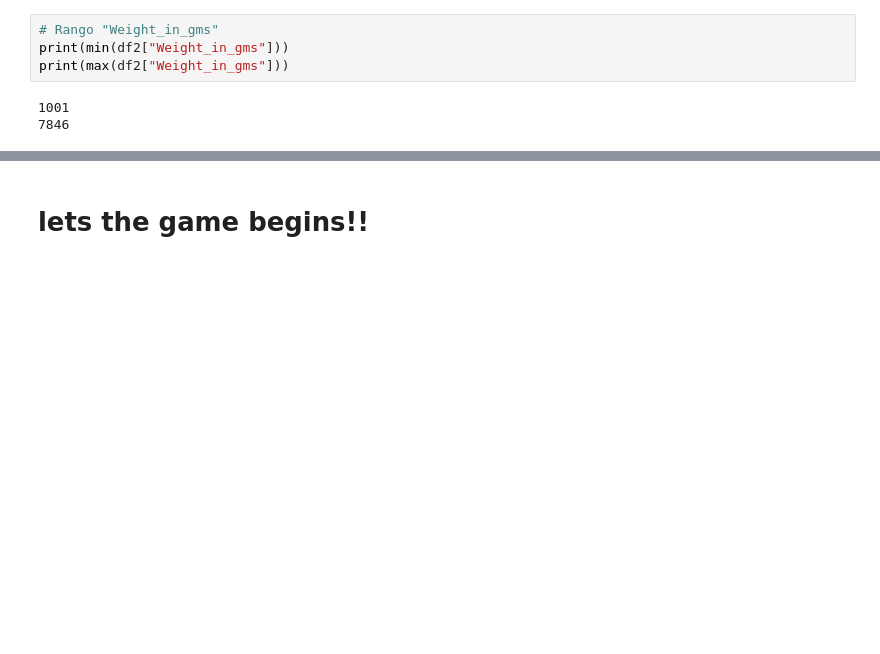
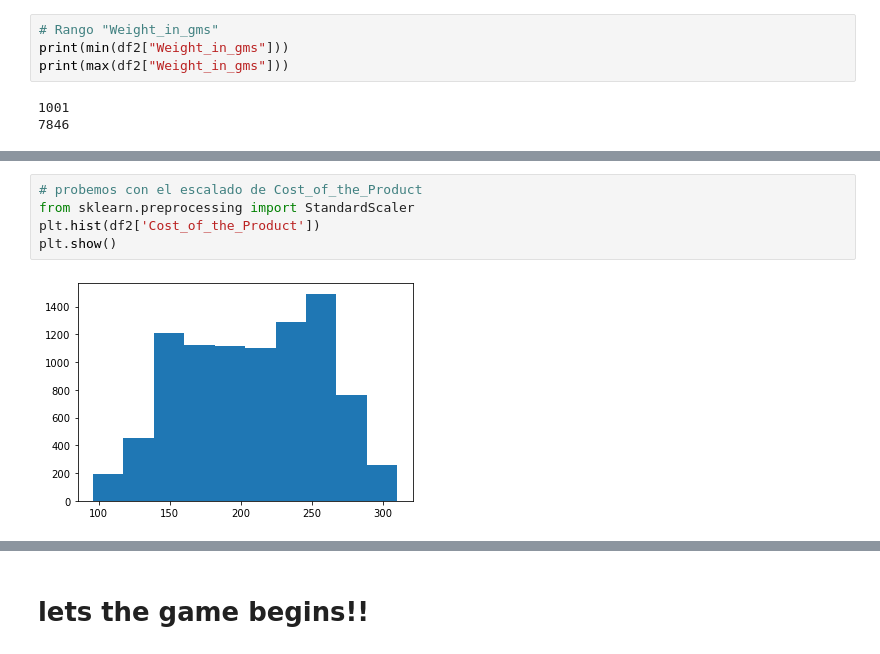
Before and after one commit to VladT-Tempest/Datathon, a Jupyter notebook: ML_Practice.ipynb, the cells around one changed output, grey strips where cells are left out. Saved outputs shown, nothing was run; the diff lists cells and outputs as text; blank space fills up the shorter version.

```diff
--- a/ML_Practice.ipynb
+++ b/ML_Practice.ipynb
@@ -296,0 +203,7 @@ data
+# %%
+# probemos con el escalado de Cost_of_the_Product
+from sklearn.preprocessing import StandardScaler
+plt.hist(df2['Cost_of_the_Product'])
+plt.show()
+# %% [output]
+[figure, added]
```
Also changed, not shown: parts of 19 cells of this notebook, 1 other file.
